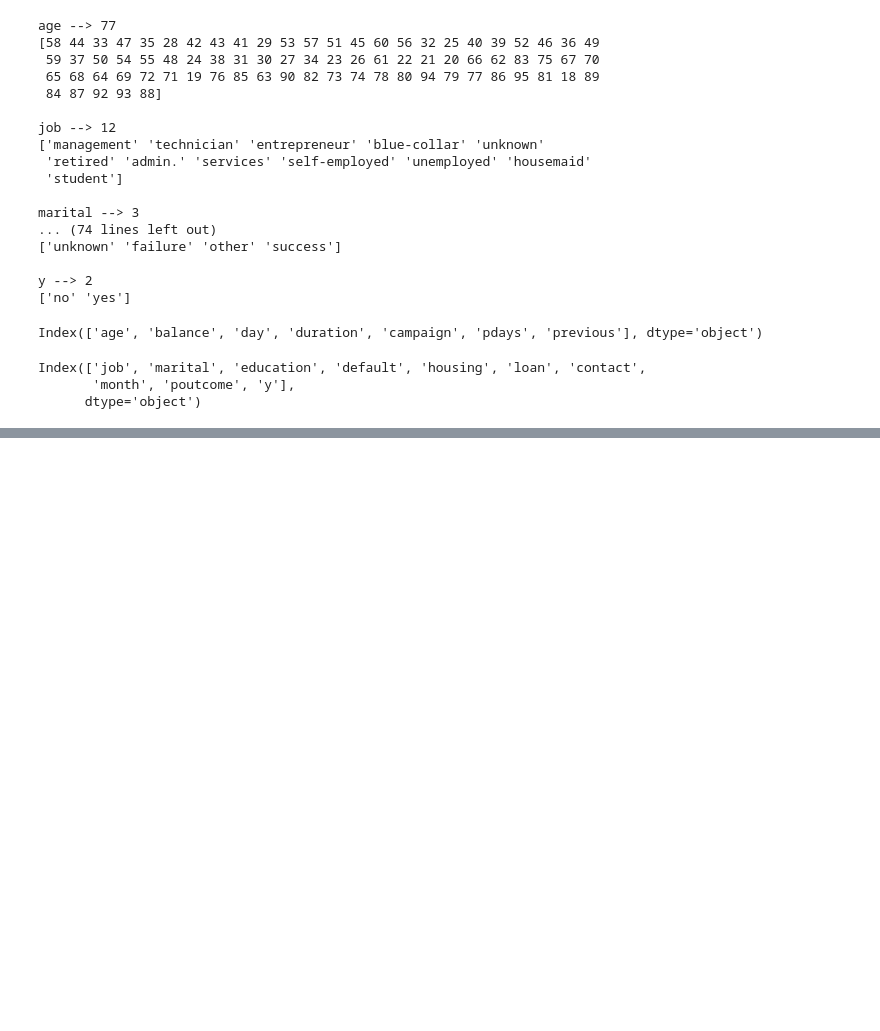
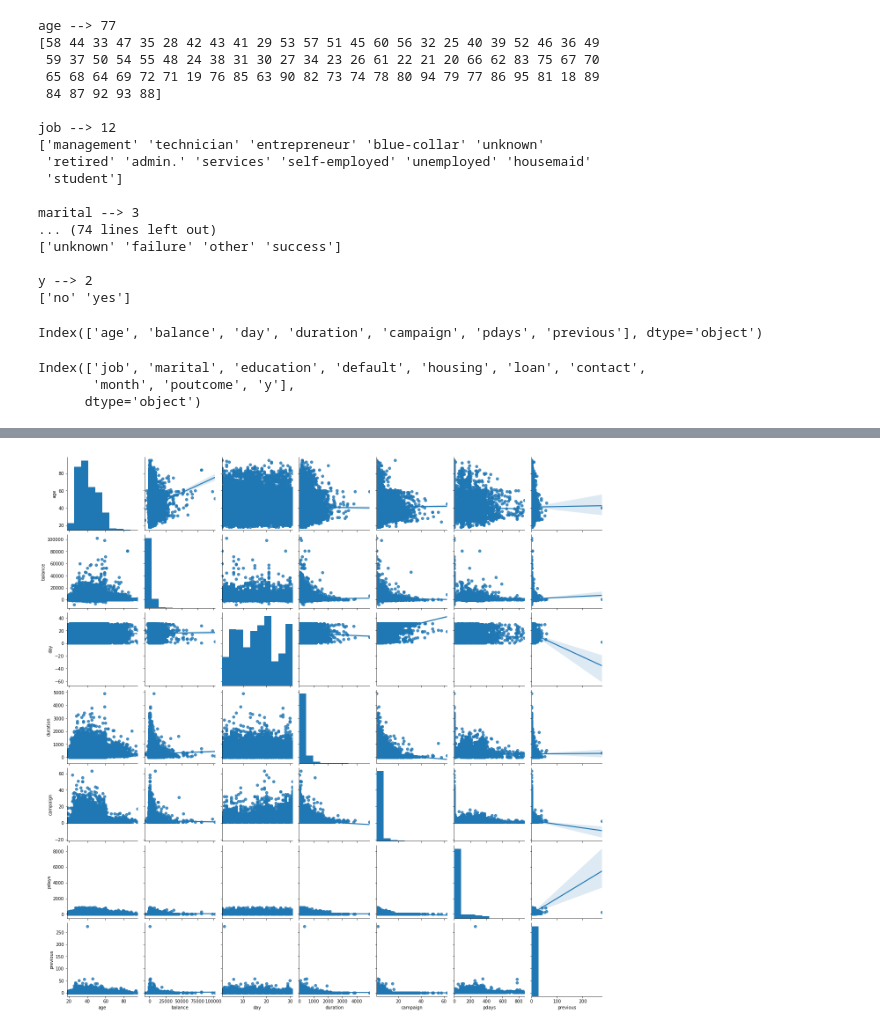
Before and after one commit to czokw1/ml-predict-bank-deposit, a Jupyter notebook: data_analysis.ipynb, the cells around one changed output, grey strips where cells are left out. Drawn from its saved outputs; the diff is of its cells as text; code cells hidden in the pictures; blank space fills up the shorter version.

Commit message:
continue data exploratory

```diff
--- a/data_analysis.ipynb
+++ b/data_analysis.ipynb
@@ -171,0 +202,10 @@ Index(['job', 'marital', 'education', 'default', 'housing', 'loan', 'contact',
+# %%
+## mutual dependencies
+
+df_numeric = dataset.select_dtypes(include=np.number)
+
+sns.pairplot(data=df_numeric,kind='reg')
+
+plt.show()
+# %% [output]
+[figure, added]
```
Also changed, not shown: parts of 5 cells of this notebook.
